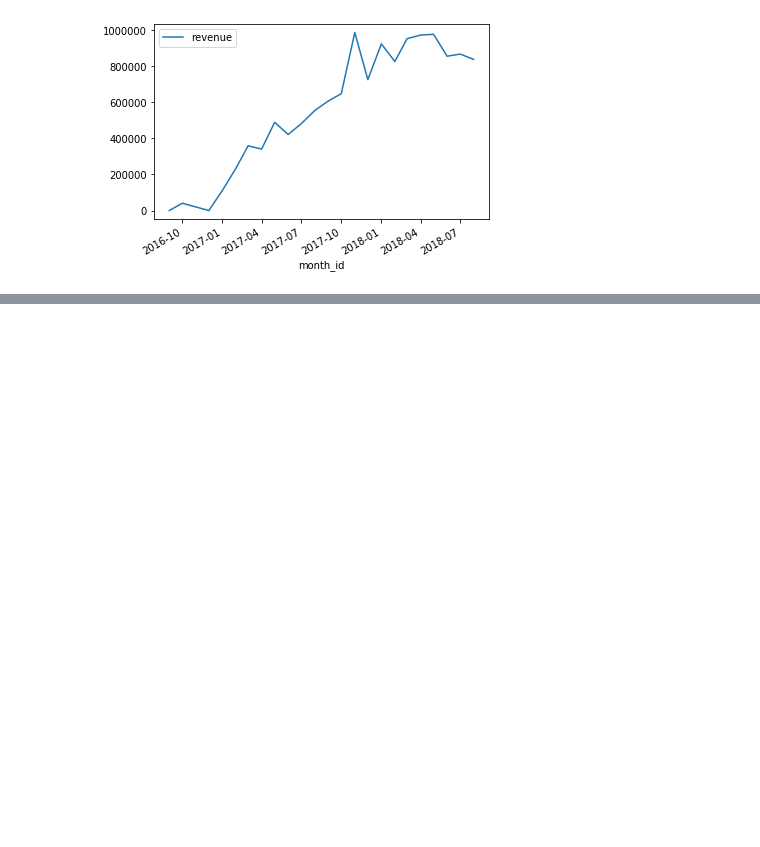
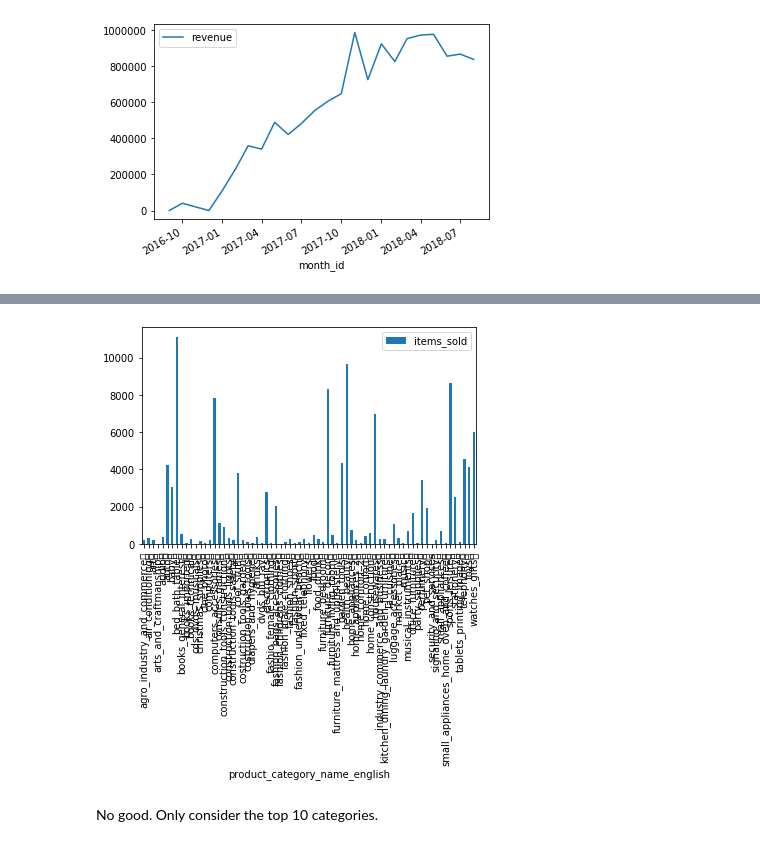
Before and after one commit to mavidvd/data-ber-03-20, a Jupyter notebook: Notes/module_1/week_2/4_matplotlib-intro.ipynb, the cells around one changed output, grey strips where cells are left out. Drawn from its saved outputs; the diff is of its cells as text; code cells hidden in the pictures; blank space fills up the shorter version.

```diff
--- a/Notes/module_1/week_2/4_matplotlib-intro.ipynb
+++ b/Notes/module_1/week_2/4_matplotlib-intro.ipynb
@@ -177,0 +224,11 @@ df = df.rename(columns={"order_purchase_timestamp": "month_id"})
+# %%
+items_per_category = (df
+                      .groupby("product_category_name_english")
+                      .agg({"order_id": "count"})
+                      .rename(columns={"order_id": "items_sold"}))
+# %%
+items_per_category.plot(kind="bar");
+# %% [output]
+[figure, added]
+# %% [markdown]
+No good. Only consider the top 10 categories.
```
Also changed, not shown: parts of 25 cells of this notebook.
